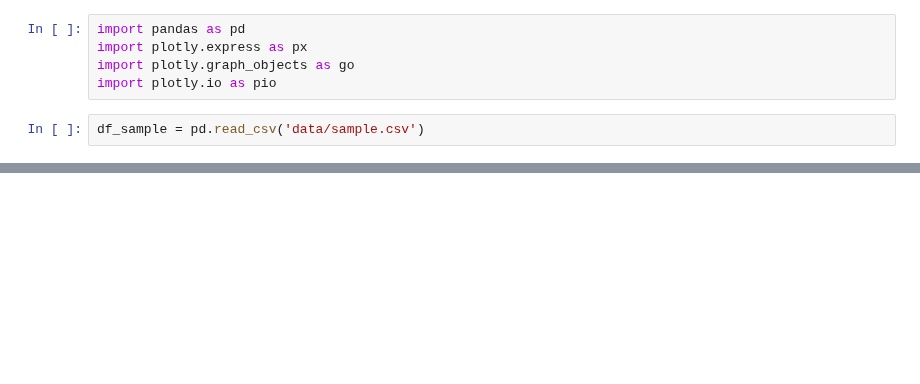
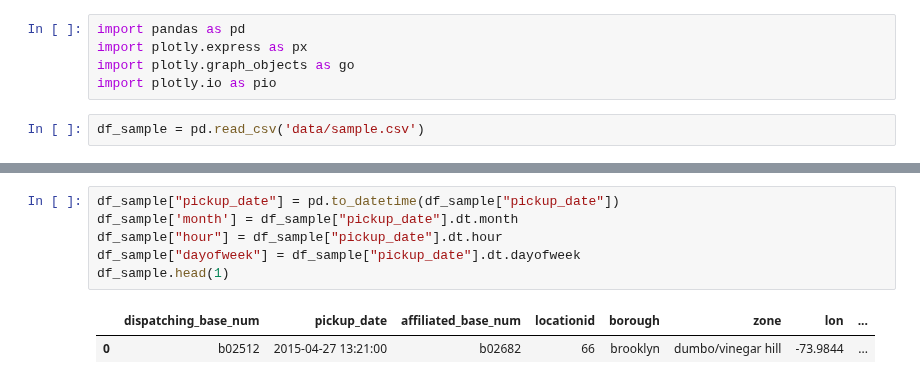
Before and after one commit to helene-mourez/UBER_PICKUPS, a Jupyter notebook: 04-Uber-Pickups_kmeans.ipynb, the cells around one changed output, grey strips where cells are left out. Drawn from its saved outputs; the diff is of its cells as text; blank space fills up the shorter version.

```diff
--- a/04-Uber-Pickups_kmeans.ipynb
+++ b/04-Uber-Pickups_kmeans.ipynb
@@ -12,0 +13,9 @@ df_sample.head(1)
+# %%
+df_sample["pickup_date"] = pd.to_datetime(df_sample["pickup_date"])
+df_sample['month'] = df_sample["pickup_date"].dt.month
+df_sample["hour"] = df_sample["pickup_date"].dt.hour
+df_sample["dayofweek"] = df_sample["pickup_date"].dt.dayofweek
+df_sample.head(1)
+# %% [output]
+|  | dispatching_base_num | pickup_date | affiliated_base_num | locationid | borough | zone | lon | ... |
+| 0 | b02512 | 2015-04-27 13:21:00 | b02682 | 66 | brooklyn | dumbo/vinegar hill | -73.9844 | ... |
```
Also changed, not shown: parts of 4 cells of this notebook, 4 other files.
